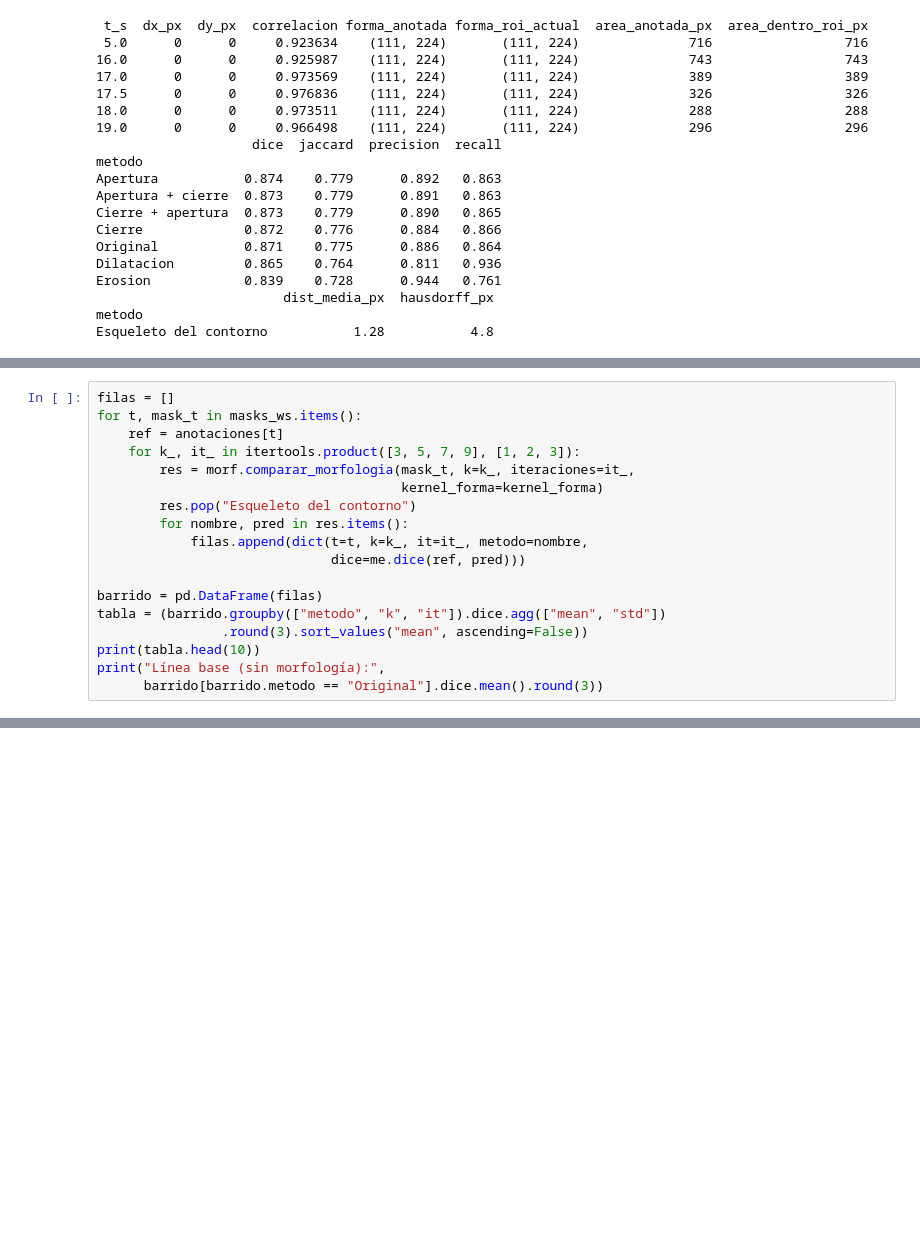
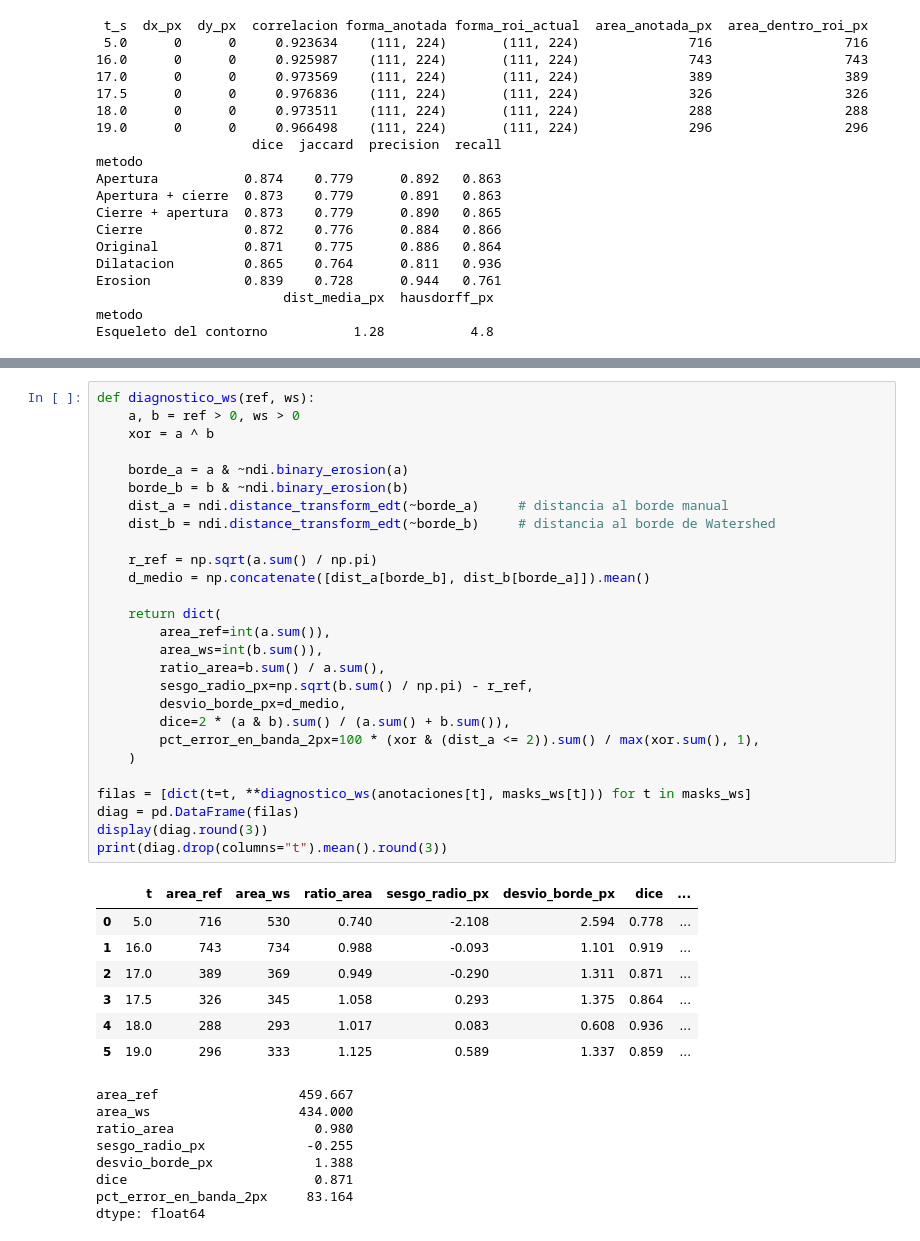
Before and after one commit to suthurralt/Guia-de-imagenes-biomedicas-G9-PSIB, a Jupyter notebook: notebooks/02_2_morfologia.ipynb, the cells around one changed output, grey strips where cells are left out. Saved outputs shown, nothing was run; the diff lists cells and outputs as text; blank space fills up the shorter version.

```diff
--- a/notebooks/02_2_morfologia.ipynb
+++ b/notebooks/02_2_morfologia.ipynb
@@ -401,18 +337,0 @@ Degradación al crecer el kernel (apertura y cierre):
-# %%
-filas = []
-for t, mask_t in masks_ws.items():
-    ref = anotaciones[t]
-    for k_, it_ in itertools.product([3, 5, 7, 9], [1, 2, 3]):
-        res = morf.comparar_morfologia(mask_t, k=k_, iteraciones=it_,
-                                       kernel_forma=kernel_forma)
-        res.pop("Esqueleto del contorno")
-        for nombre, pred in res.items():
-            filas.append(dict(t=t, k=k_, it=it_, metodo=nombre,
-                              dice=me.dice(ref, pred)))
-
-barrido = pd.DataFrame(filas)
-tabla = (barrido.groupby(["metodo", "k", "it"]).dice.agg(["mean", "std"])
-                .round(3).sort_values("mean", ascending=False))
-print(tabla.head(10))
-print("Línea base (sin morfología):",
-      barrido[barrido.metodo == "Original"].dice.mean().round(3))
@@ -432,0 +440,43 @@ Línea base (sin morfología): 0.871
+# %%
+def diagnostico_ws(ref, ws):
+    a, b = ref > 0, ws > 0
+    xor = a ^ b
+
+    borde_a = a & ~ndi.binary_erosion(a)
+    borde_b = b & ~ndi.binary_erosion(b)
+    dist_a = ndi.distance_transform_edt(~borde_a)     # distancia al borde manual
+    dist_b = ndi.distance_transform_edt(~borde_b)     # distancia al borde de Watershed
+
+    r_ref = np.sqrt(a.sum() / np.pi)
+    d_medio = np.concatenate([dist_a[borde_b], dist_b[borde_a]]).mean()
+
+    return dict(
+        area_ref=int(a.sum()),
+        area_ws=int(b.sum()),
+        ratio_area=b.sum() / a.sum(),
+        sesgo_radio_px=np.sqrt(b.sum() / np.pi) - r_ref,
+        desvio_borde_px=d_medio,
+        dice=2 * (a & b).sum() / (a.sum() + b.sum()),
+        pct_error_en_banda_2px=100 * (xor & (dist_a <= 2)).sum() / max(xor.sum(), 1),
+    )
+
+filas = [dict(t=t, **diagnostico_ws(anotaciones[t], masks_ws[t])) for t in masks_ws]
+diag = pd.DataFrame(filas)
+display(diag.round(3))
+print(diag.drop(columns="t").mean().round(3))
+# %% [output]
+|  | t | area_ref | area_ws | ratio_area | sesgo_radio_px | desvio_borde_px | dice | ... |
+| 0 | 5.0 | 716 | 530 | 0.740 | -2.108 | 2.594 | 0.778 | ... |
+| 1 | 16.0 | 743 | 734 | 0.988 | -0.093 | 1.101 | 0.919 | ... |
+| 2 | 17.0 | 389 | 369 | 0.949 | -0.290 | 1.311 | 0.871 | ... |
+| 3 | 17.5 | 326 | 345 | 1.058 | 0.293 | 1.375 | 0.864 | ... |
+| 4 | 18.0 | 288 | 293 | 1.017 | 0.083 | 0.608 | 0.936 | ... |
+| 5 | 19.0 | 296 | 333 | 1.125 | 0.589 | 1.337 | 0.859 | ... |
+area_ref                  459.667
+area_ws                   434.000
+ratio_area                  0.980
+sesgo_radio_px             -0.255
+desvio_borde_px             1.388
+dice                        0.871
+pct_error_en_banda_2px     83.164
+dtype: float64
```
Also changed, not shown: parts of 15 cells of this notebook, 14 other files.
